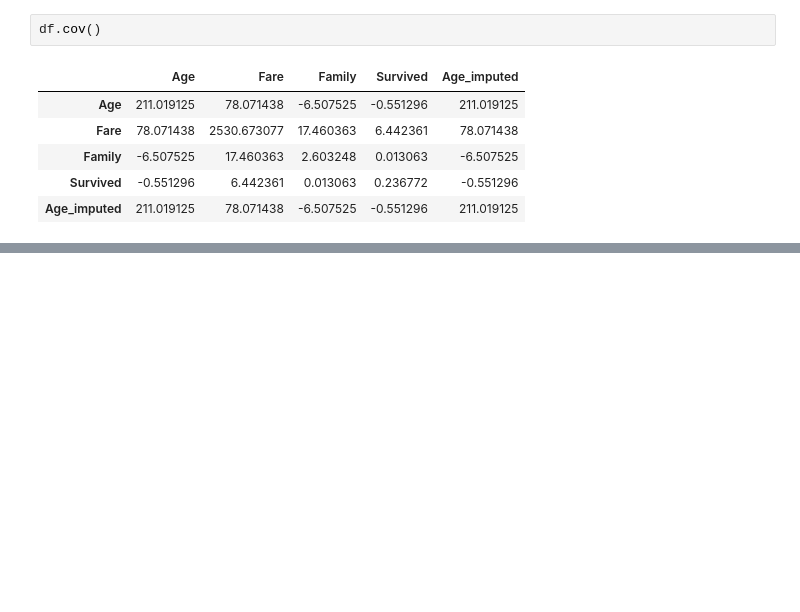
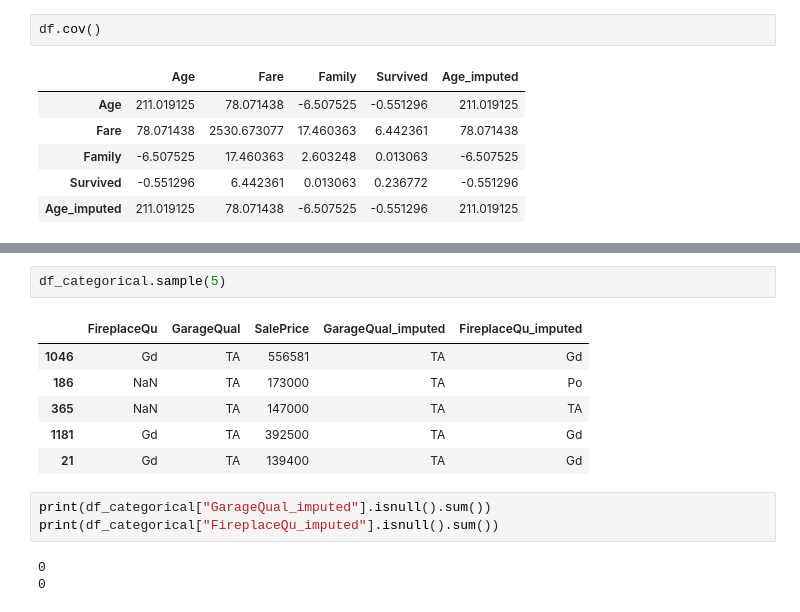
Before and after one commit to prayas7102/ML-Algorithms-Implementation, a Jupyter notebook: Missing_data/random_imputation.ipynb, the cells around one changed output, grey strips where cells are left out. Saved outputs shown, nothing was run; the diff lists cells and outputs as text; blank space fills up the shorter version.

```diff
--- a/Missing_data/random_imputation.ipynb
+++ b/Missing_data/random_imputation.ipynb
@@ -84,0 +139,15 @@ df.cov()
+# %%
+df_categorical.sample(5)
+# %% [output]
+|  | FireplaceQu | GarageQual | SalePrice | GarageQual_imputed | FireplaceQu_imputed |
+| 1046 | Gd | TA | 556581 | TA | Gd |
+| 186 | NaN | TA | 173000 | TA | Po |
+| 365 | NaN | TA | 147000 | TA | TA |
+| 1181 | Gd | TA | 392500 | TA | Gd |
+| 21 | Gd | TA | 139400 | TA | Gd |
+# %%
+print(df_categorical["GarageQual_imputed"].isnull().sum())
+print(df_categorical["FireplaceQu_imputed"].isnull().sum())
+# %% [output]
+0
+0
```
Also changed, not shown: parts of 13 cells of this notebook, 7 other files.
